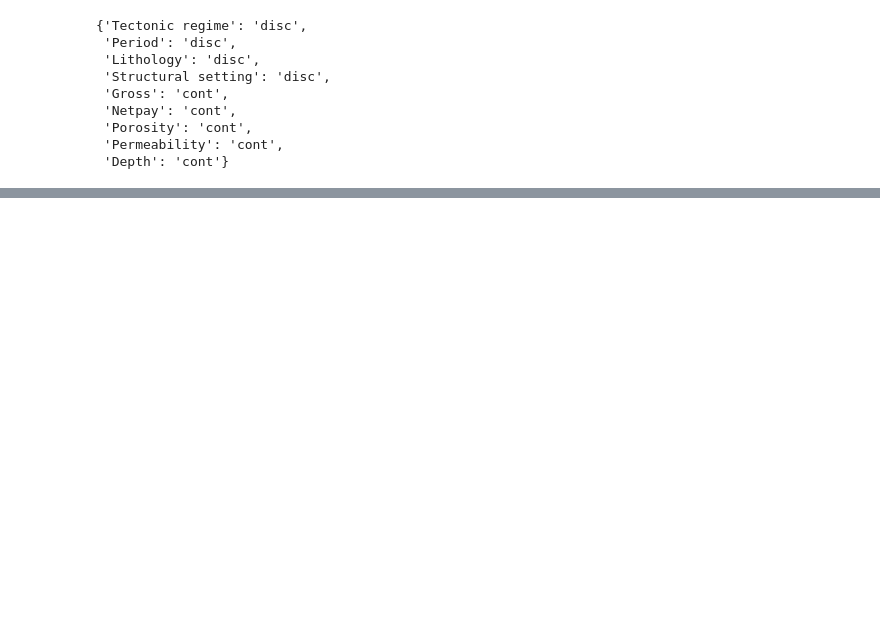
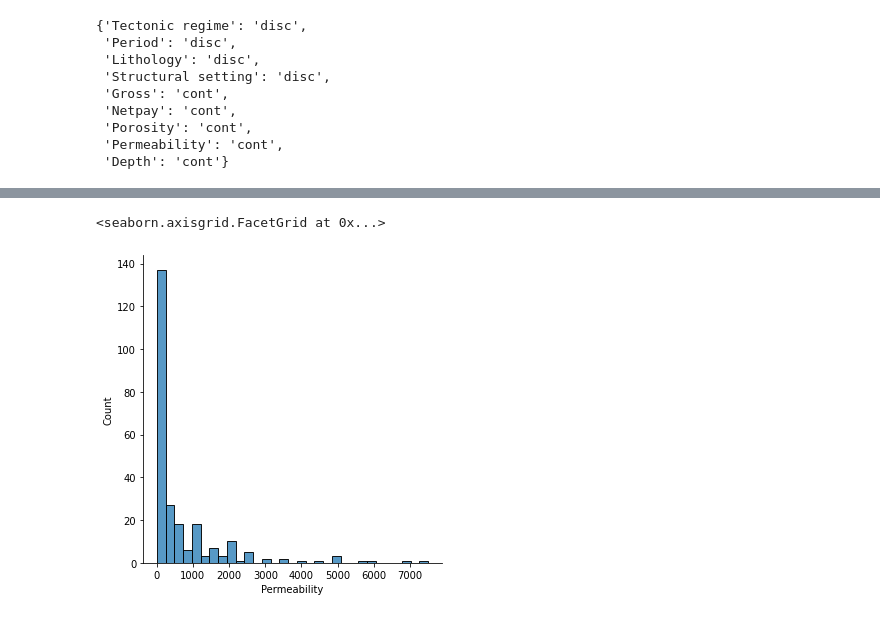
Before and after one commit to Anaxagor/Mixed-Learning-of-Bayesian-Networks, a Jupyter notebook: experiments/exp_with_param_learning.ipynb, the cells around one changed output, grey strips where cells are left out. Cells and saved outputs as stored; diff of their text form; code cells hidden in the pictures; blank space fills up the shorter version.

```diff
--- a/experiments/exp_with_param_learning.ipynb
+++ b/experiments/exp_with_param_learning.ipynb
@@ -169,0 +156,3 @@ rmse_dict
+# %%
+geo_sand = geo.loc[geo['Lithology'] == 'SANDSTONE']
+geo_sand
@@ -169,0 +173,5 @@ rmse_dict
+# %%
+sns.displot(geo_sand['Permeability'])
+# %% [output]
+<seaborn.axisgrid.FacetGrid at 0x...>
+[figure, added]
```
Also changed, not shown: parts of 11 cells of this notebook.
